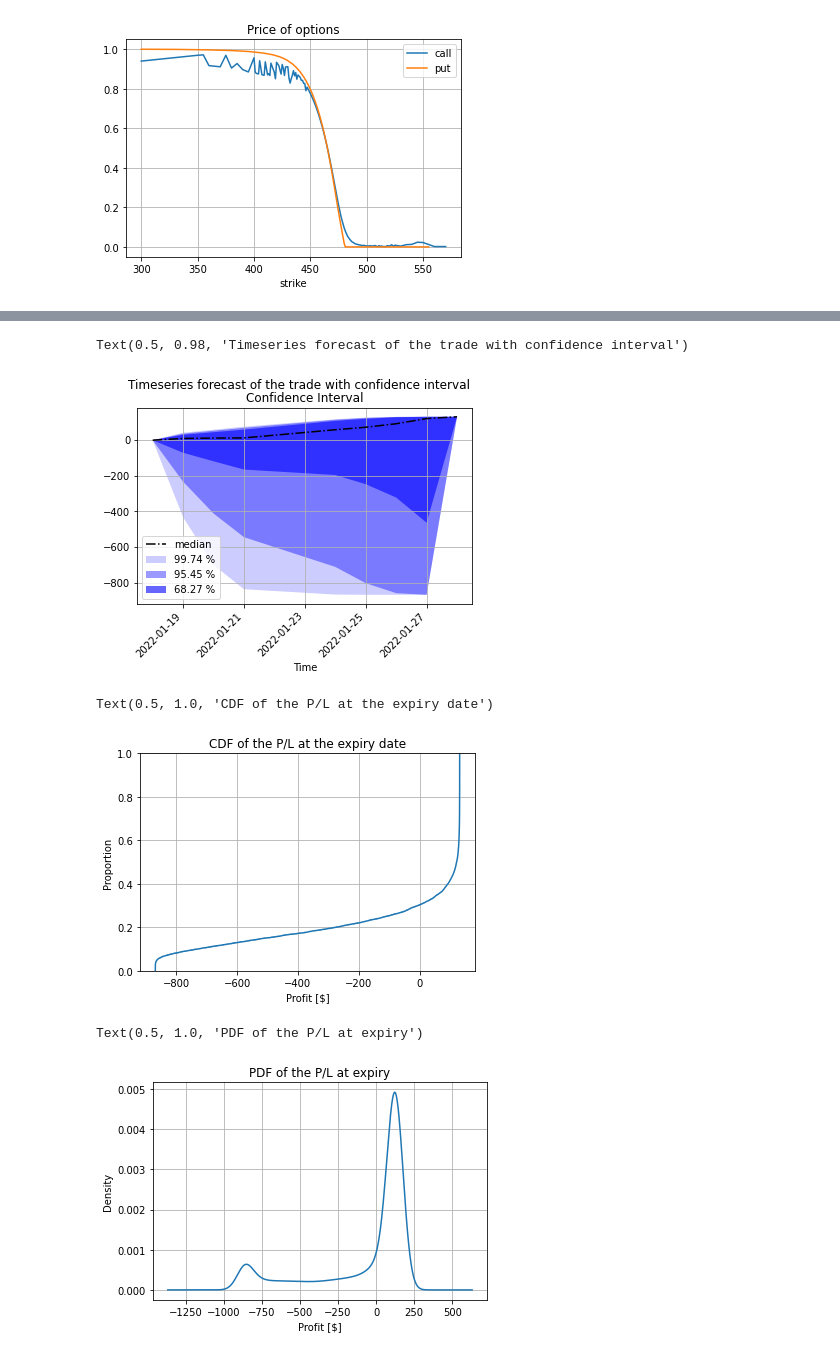
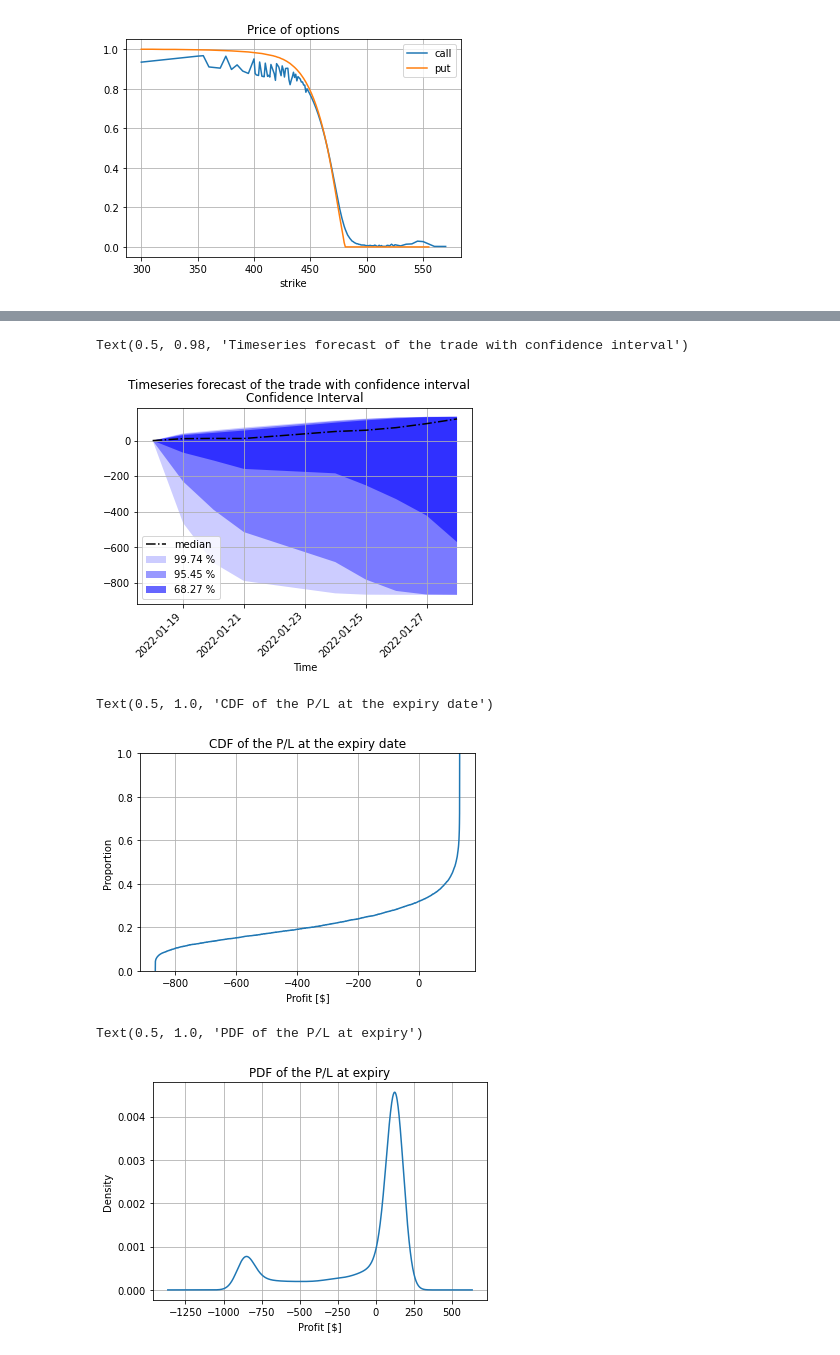
Before and after one commit to sidbannet/stockhealth, a Jupyter notebook: examples/trading-strategy-forecast.ipynb, the cells around one changed output, grey strips where cells are left out. Saved outputs shown, nothing was run; the diff lists cells and outputs as text; code cells hidden in the pictures.

```diff
--- a/examples/trading-strategy-forecast.ipynb
+++ b/examples/trading-strategy-forecast.ipynb
@@ -49,28 +49,28 @@ axs.legend()
 option1 = Bs(
     S=mdl.history['latest close'],
     K=439,
-    T=13/_NCD,
+    T=14/_NCD,
     r=0.01,
     q=stock.dividend_yield,
 )
 option2 = Bs(
     S=mdl.history['latest close'],
     K=440,
-    T=13/_NCD,
+    T=14/_NCD,
     r=0.01,
     q=stock.dividend_yield,
 )
 option3 = Bs(
     S=mdl.history['latest close'],
     K=479,
-    T=13/_NCD,
+    T=14/_NCD,
     r=0.01,
     q=stock.dividend_yield,
 )
 option4 = Bs(
     S=mdl.history['latest close'],
     K=480,
-    T=13/_NCD,
+    T=14/_NCD,
     r=0.01,
     q=stock.dividend_yield,
 )
@@ -111,20 +111,20 @@ f_trade, a_trade = ProbabilityPlot(trade.price - trade.price.iloc[0].mean())
 f_trade.suptitle('Timeseries forecast of the trade with confidence interval')
 # %% [output]
 Text(0.5, 0.98, 'Timeseries forecast of the trade with confidence interval')
-[figure, old version]
+[figure, new version]
 # %%
-a_profit = sns.ecdfplot((trade.price - trade.price.iloc[0].mean()).iloc[-2])
+a_profit = sns.ecdfplot((trade.price - trade.price.iloc[0].mean()).iloc[-1])
 a_profit.grid(True)
 a_profit.set_xlabel('Profit [$]')
 a_profit.set_title('CDF of the P/L at the expiry date')
 # %% [output]
 Text(0.5, 1.0, 'CDF of the P/L at the expiry date')
-[figure, old version]
+[figure, new version]
 # %%
-a_pdf = ((trade.price - trade.price.iloc[0].mean()).iloc[-2]).plot.kde(grid=True)
+a_pdf = ((trade.price - trade.price.iloc[0].mean()).iloc[-1]).plot.kde(grid=True)
 a_pdf.set_xlabel('Profit [$]')
 a_pdf.set_title('PDF of the P/L at expiry')
 # %% [output]
 Text(0.5, 1.0, 'PDF of the P/L at expiry')
-[figure, old version]
+[figure, new version]
 # %%
```
Also changed, not shown: parts of 4 cells of this notebook, 1 other file.
